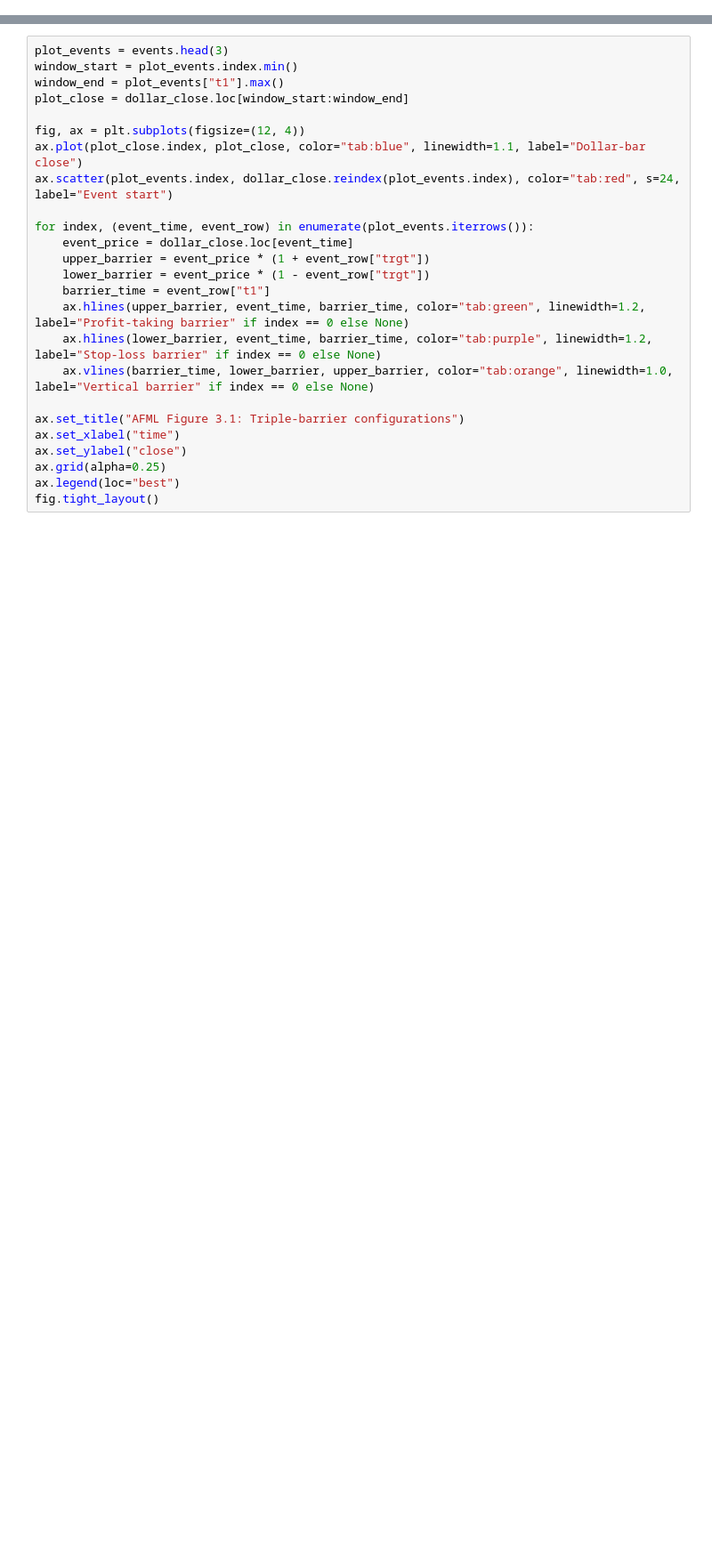
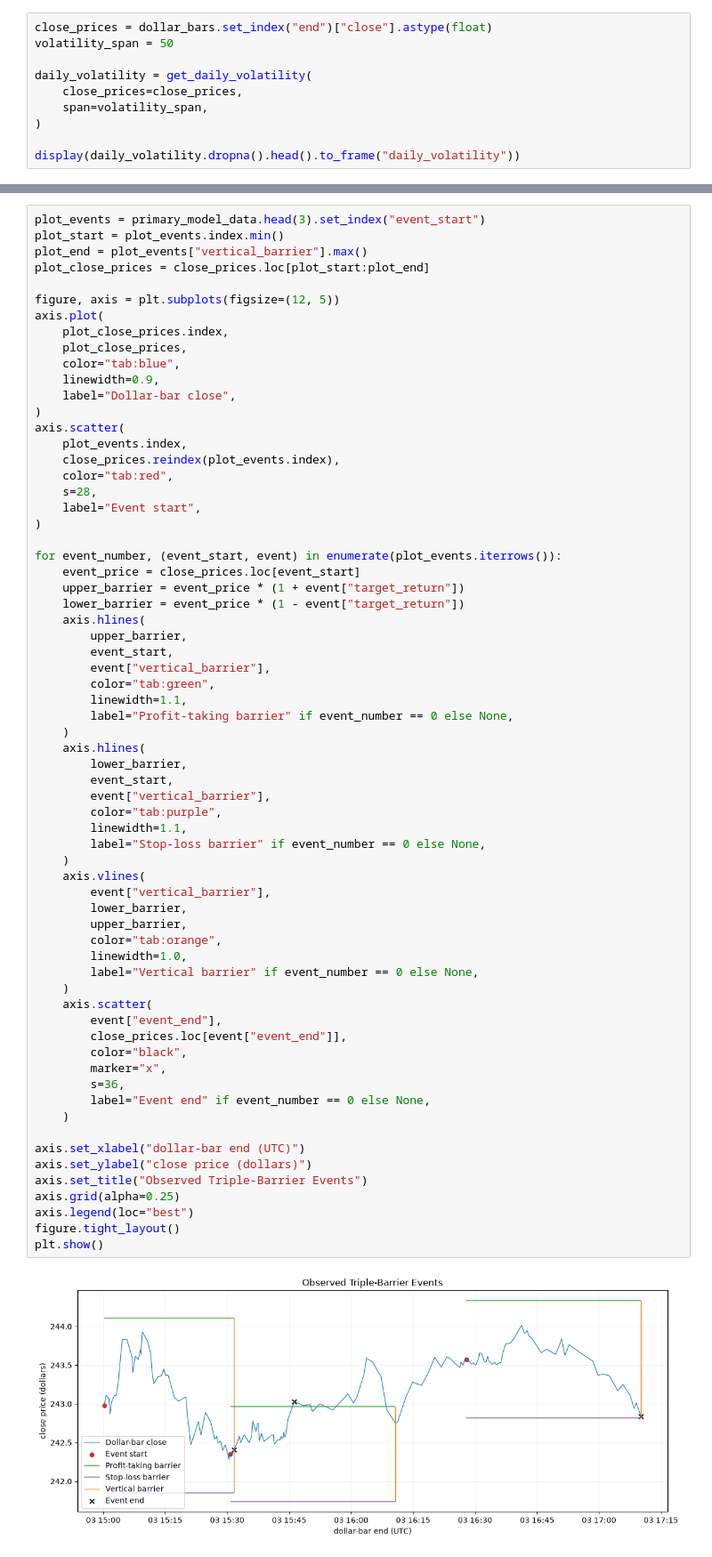
Before and after one commit to kwonjunhyuk9/financial-machine-learning, a Jupyter notebook: notebooks/data_preprocessing/event_labeling.ipynb, the cells around one changed output, grey strips where cells are left out. Shown at 89% size. Saved outputs shown, nothing was run; the diff lists cells and outputs as text; blank space fills up the shorter version.

Commit message:
Refined event labeling and weighting workflows

```diff
--- a/notebooks/data_preprocessing/event_labeling.ipynb
+++ b/notebooks/data_preprocessing/event_labeling.ipynb
@@ -94,0 +194,10 @@ This cell plots selected event paths with their profit-taking, stop-loss, and ve
+# %%
+close_prices = dollar_bars.set_index("end")["close"].astype(float)
+volatility_span = 50
+
+daily_volatility = get_daily_volatility(
+    close_prices=close_prices,
+    span=volatility_span,
+)
+
+display(daily_volatility.dropna().head().to_frame("daily_volatility"))
@@ -95,25 +404,68 @@ This cell plots selected event paths with their profit-taking, stop-loss, and ve
 # %%
-plot_events = events.head(3)
-window_start = plot_events.index.min()
-window_end = plot_events["t1"].max()
-plot_close = dollar_close.loc[window_start:window_end]
+plot_events = primary_model_data.head(3).set_index("event_start")
+plot_start = plot_events.index.min()
+plot_end = plot_events["vertical_barrier"].max()
+plot_close_prices = close_prices.loc[plot_start:plot_end]
 
-fig, ax = plt.subplots(figsize=(12, 4))
-ax.plot(plot_close.index, plot_close, color="tab:blue", linewidth=1.1, label="Dollar-bar close")
-ax.scatter(plot_events.index, dollar_close.reindex(plot_events.index), color="tab:red", s=24, label="Event start")
+figure, axis = plt.subplots(figsize=(12, 5))
+axis.plot(
+    plot_close_prices.index,
+    plot_close_prices,
+    color="tab:blue",
+    linewidth=0.9,
+    label="Dollar-bar close",
+)
+axis.scatter(
+    plot_events.index,
+    close_prices.reindex(plot_events.index),
+    color="tab:red",
+    s=28,
+    label="Event start",
+)
 
-for index, (event_time, event_row) in enumerate(plot_events.iterrows()):
-    event_price = dollar_close.loc[event_time]
-    upper_barrier = event_price * (1 + event_row["trgt"])
-    lower_barrier = event_price * (1 - event_row["trgt"])
-    barrier_time = event_row["t1"]
-    ax.hlines(upper_barrier, event_time, barrier_time, color="tab:green", linewidth=1.2, label="Profit-taking barrier" if index == 0 else None)
-    ax.hlines(lower_barrier, event_time, barrier_time, color="tab:purple", linewidth=1.2, label="Stop-loss barrier" if index == 0 else None)
-    ax.vlines(barrier_time, lower_barrier, upper_barrier, color="tab:orange", linewidth=1.0, label="Vertical barrier" if index == 0 else None)
+for event_number, (event_start, event) in enumerate(plot_events.iterrows()):
+    event_price = close_prices.loc[event_start]
+    upper_barrier = event_price * (1 + event["target_return"])
+    lower_barrier = event_price * (1 - event["target_return"])
+    axis.hlines(
+        upper_barrier,
+        event_start,
+        event["vertical_barrier"],
+        color="tab:green",
+        linewidth=1.1,
+        label="Profit-taking barrier" if event_number == 0 else None,
+    )
+    axis.hlines(
+        lower_barrier,
+        event_start,
+        event["vertical_barrier"],
+        color="tab:purple",
+        linewidth=1.1,
+        label="Stop-loss barrier" if event_number == 0 else None,
+    )
+    axis.vlines(
+        event["vertical_barrier"],
+        lower_barrier,
+        upper_barrier,
+        color="tab:orange",
+        linewidth=1.0,
+        label="Vertical barrier" if event_number == 0 else None,
+    )
+    axis.scatter(
+        event["event_end"],
+        close_prices.loc[event["event_end"]],
+        color="black",
+        marker="x",
+        s=36,
+        label="Event end" if event_number == 0 else None,
+    )
 
-ax.set_title("AFML Figure 3.1: Triple-barrier configurations")
-ax.set_xlabel("time")
-ax.set_ylabel("close")
-ax.grid(alpha=0.25)
-ax.legend(loc="best")
-fig.tight_layout()
+axis.set_xlabel("dollar-bar end (UTC)")
+axis.set_ylabel("close price (dollars)")
+axis.set_title("Observed Triple-Barrier Events")
+axis.grid(alpha=0.25)
+axis.legend(loc="best")
+figure.tight_layout()
+plt.show()
+# %% [output]
+[figure, added]
```
Also changed, not shown: parts of 31 cells of this notebook, 3 other files.
